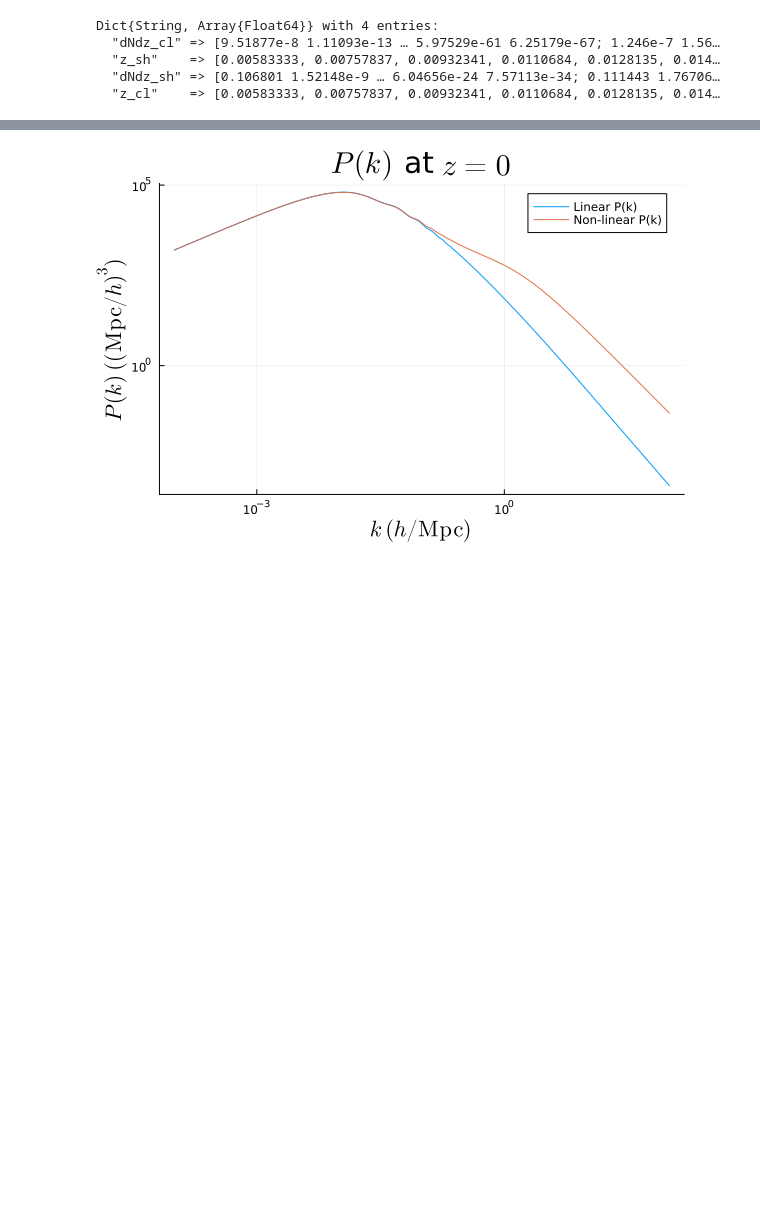
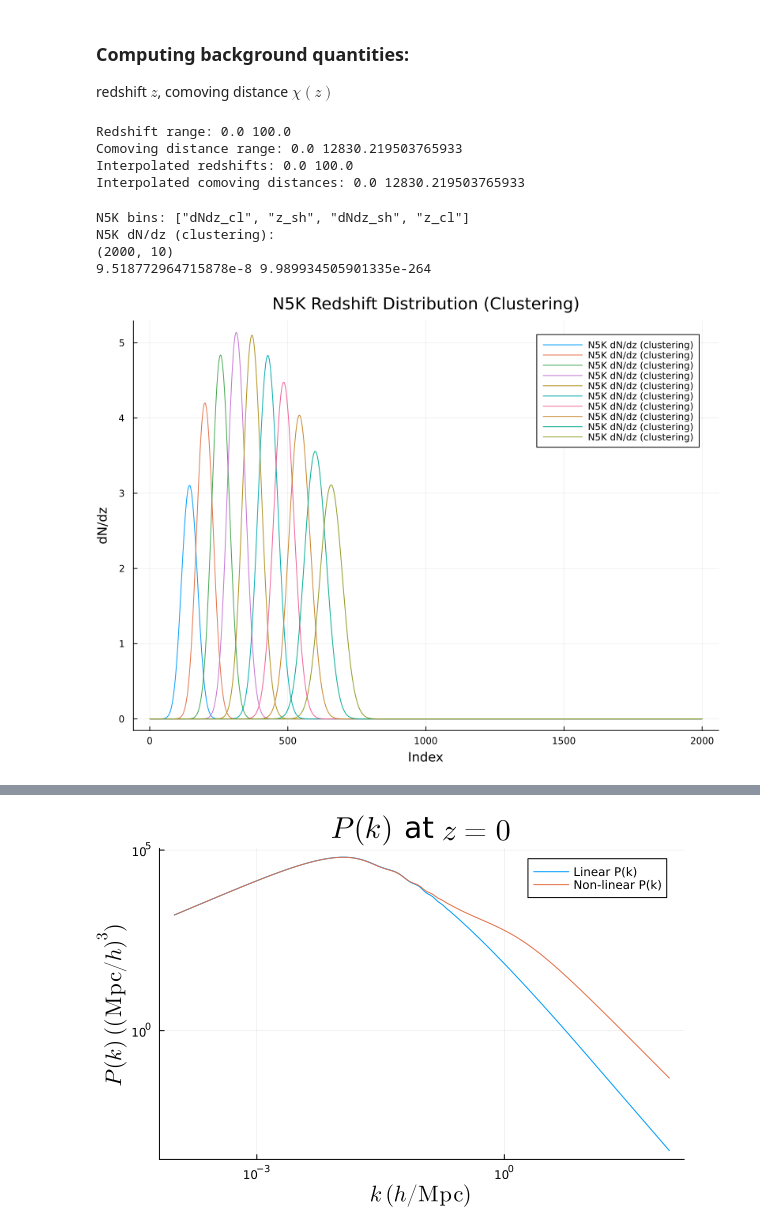
Before and after one commit to anvi-git/3D_Angular_Power_Spectrum, a Jupyter notebook: notebooks/new_beyond_BLAST.ipynb, the cells around one changed output, grey strips where cells are left out. Drawn from its saved outputs; the diff is of its cells as text; code cells hidden in the pictures; blank space fills up the shorter version.

```diff
--- a/notebooks/new_beyond_BLAST.ipynb
+++ b/notebooks/new_beyond_BLAST.ipynb
@@ -41,21 +39,40 @@ using .blast_tutorials;
+# %% [markdown]
+### Computing background quantities:
+
+redshift $z$, comoving distance $\chi(z)$
 # %%
 #Background quantities
-z_b = npzread("blast_code/data/background/z.npy") # array of background redshifts
-χ_b = npzread("blast_code/data/background/chi.npy") # array of background comoving distances
-# this approximate the redshift z as a function of the comoving distance χ,
+z_b = npzread("blast_code/data/background/z.npy") # array
+χ_b = npzread("blast_code/data/background/chi.npy") # array
+# below: approximate the redshift z as a function of the comoving distance χ,
 # and vice versa, using Akima interpolation
 z_of_χ = DataInterpolations.AkimaInterpolation(z_b, χ_b); # z(χ)
 χ_of_z = DataInterpolations.AkimaInterpolation(χ_b, z_b); # χ(z)
+println("Redshift range: ", first(z_b), " ", last(z_b))
+println("Comoving distance range: ", first(χ_b), " ", last(χ_b))
+println("Interpolated redshifts: ", first(z_of_χ.(χ_b)), " ", last(z_of_χ.(χ_b)))
+println("Interpolated comoving distances: ", first(χ_of_z.(z_b)), " ", last(χ_of_z.(z_b)))
+# %% [output]
+Redshift range: 0.0 100.0
+Comoving distance range: 0.0 12830.219503765933
+Interpolated redshifts: 0.0 100.0
+Interpolated comoving distances: 0.0 12830.219503765933
 # %%
 # Load N5K n(z), needed to compute lensing and clustering kernels
 n5k_bins = npzread("blast_code/data/dNdzs_fullwidth.npz")
-#n5k_bins["dNdz_sh"]
-#n5k_bins["z_sh"]
-#n5k_bins["dNdz_cl"]
-#n5k_bins["z_cl"]
+println("N5K bins: ", keys(n5k_bins))
+println("N5K dN/dz (clustering): ")
+println(size(n5k_bins["dNdz_cl"]))
+println(first(n5k_bins["dNdz_cl"]), " ", last(n5k_bins["dNdz_cl"]))
+plot(n5k_bins["dNdz_cl"],
+     label="N5K dN/dz (clustering)",
+     xlabel="Index",
+     ylabel="dN/dz",
+     title="N5K Redshift Distribution (Clustering)",
+     size=(800,600))
 # %% [output]
-Dict{String, Array{Float64}} with 4 entries:
-  "dNdz_cl" => [9.51877e-8 1.11093e-13 … 5.97529e-61 6.25179e-67; 1.246e-7 1.56…
-  "z_sh"    => [0.00583333, 0.00757837, 0.00932341, 0.0110684, 0.0128135, 0.014…
-  "dNdz_sh" => [0.106801 1.52148e-9 … 6.04656e-24 7.57113e-34; 0.111443 1.76706…
-  "z_cl"    => [0.00583333, 0.00757837, 0.00932341, 0.0110684, 0.0128135, 0.014…
+N5K bins: ["dNdz_cl", "z_sh", "dNdz_sh", "z_cl"]
+N5K dN/dz (clustering):
+(2000, 10)
+9.518772964715878e-8 9.989934505901335e-264
+[figure, added]
```
Also changed, not shown: parts of 30 cells of this notebook, 1 other file.
